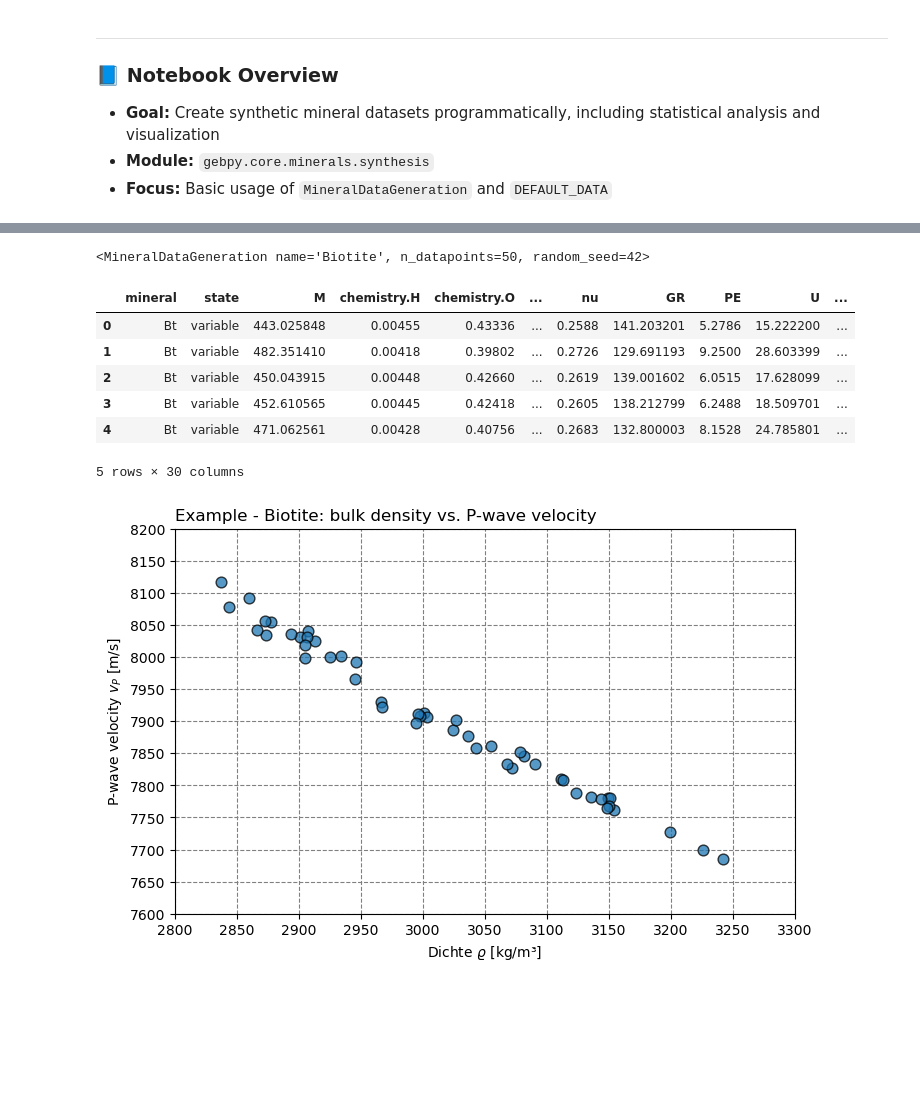
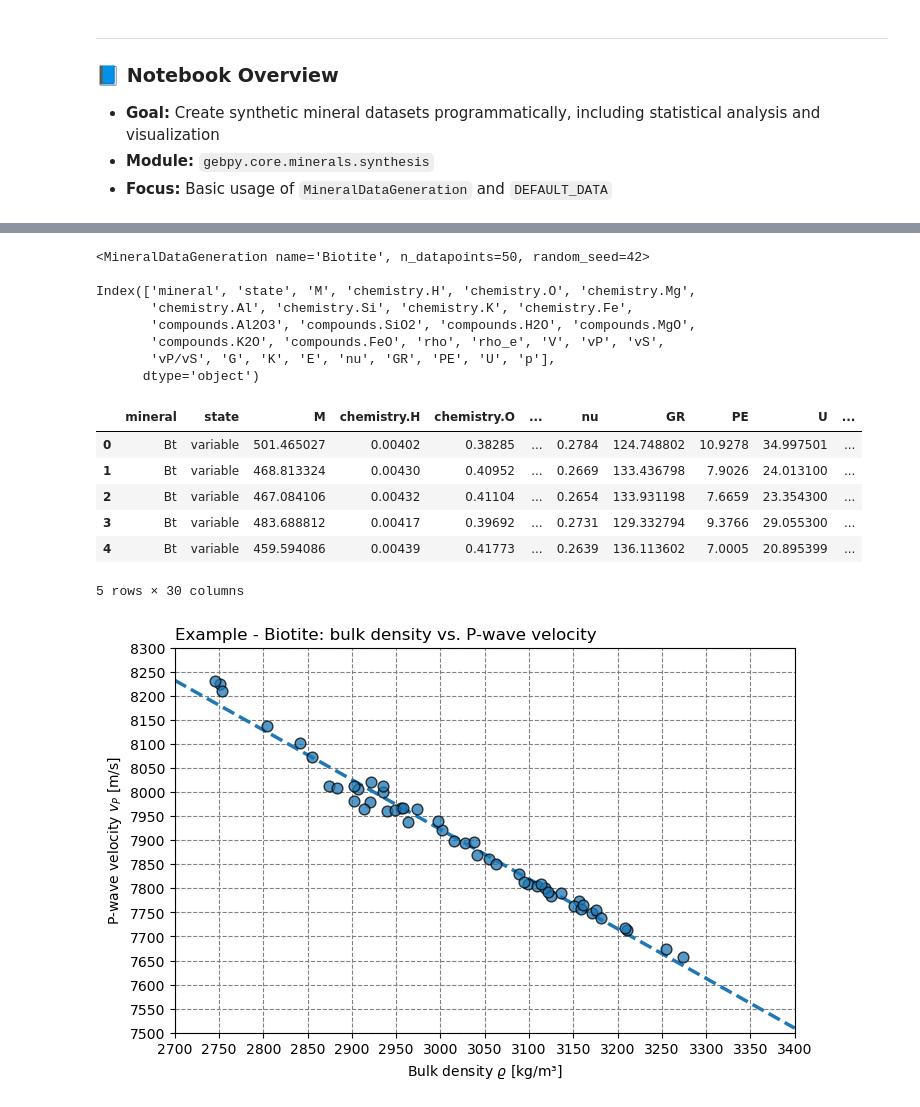
Before and after one commit to MABeeskow/GebPy, a Jupyter notebook: examples/notebooks/01_minerals_synthesis_basic_usage.ipynb, the cells around one changed output, grey strips where cells are left out. Drawn from its saved outputs; the diff is of its cells as text; code cells hidden in the pictures; blank space fills up the shorter version.

```diff
--- a/examples/notebooks/01_minerals_synthesis_basic_usage.ipynb
+++ b/examples/notebooks/01_minerals_synthesis_basic_usage.ipynb
@@ -79,45 +104,68 @@ Statistical analaysis of the default dataset:
 # Example: Generating 50 samples of biotite
 biotite_data = MineralDataGeneration("Biotite", 50)
 
-print(biotite_data)
+print(biotite_data, "\n")
 data_biotite = biotite_data.generate_data()
 
+print(data_biotite.columns, "\n")
+
 display(data_biotite.head())
 # %% [output]
 <MineralDataGeneration name='Biotite', n_datapoints=50, random_seed=42>
+
+Index(['mineral', 'state', 'M', 'chemistry.H', 'chemistry.O', 'chemistry.Mg',
+       'chemistry.Al', 'chemistry.Si', 'chemistry.K', 'chemistry.Fe',
+       'compounds.Al2O3', 'compounds.SiO2', 'compounds.H2O', 'compounds.MgO',
+       'compounds.K2O', 'compounds.FeO', 'rho', 'rho_e', 'V', 'vP', 'vS',
+       'vP/vS', 'G', 'K', 'E', 'nu', 'GR', 'PE', 'U', 'p'],
+      dtype='object')
 |  | mineral | state | M | chemistry.H | chemistry.O | ... | nu | GR | PE | U | ... |
-| 0 | Bt | variable | 443.025848 | 0.00455 | 0.43336 | ... | 0.2588 | 141.203201 | 5.2786 | 15.222200 | ... |
-| 1 | Bt | variable | 482.351410 | 0.00418 | 0.39802 | ... | 0.2726 | 129.691193 | 9.2500 | 28.603399 | ... |
-| 2 | Bt | variable | 450.043915 | 0.00448 | 0.42660 | ... | 0.2619 | 139.001602 | 6.0515 | 17.628099 | ... |
-| 3 | Bt | variable | 452.610565 | 0.00445 | 0.42418 | ... | 0.2605 | 138.212799 | 6.2488 | 18.509701 | ... |
-| 4 | Bt | variable | 471.062561 | 0.00428 | 0.40756 | ... | 0.2683 | 132.800003 | 8.1528 | 24.785801 | ... |
+| 0 | Bt | variable | 501.465027 | 0.00402 | 0.38285 | ... | 0.2784 | 124.748802 | 10.9278 | 34.997501 | ... |
+| 1 | Bt | variable | 468.813324 | 0.00430 | 0.40952 | ... | 0.2669 | 133.436798 | 7.9026 | 24.013100 | ... |
+| 2 | Bt | variable | 467.084106 | 0.00432 | 0.41104 | ... | 0.2654 | 133.931198 | 7.6659 | 23.354300 | ... |
+| 3 | Bt | variable | 483.688812 | 0.00417 | 0.39692 | ... | 0.2731 | 129.332794 | 9.3766 | 29.055300 | ... |
+| 4 | Bt | variable | 459.594086 | 0.00439 | 0.41773 | ... | 0.2639 | 136.113602 | 7.0005 | 20.895399 | ... |
 5 rows × 30 columns
 # %%
 # Setup
-xmin = 2800
-xmax = 3300
+xmin = 2700
+xmax = 3400
 xstep = 50
-ymin = 7600
-ymax = 8200
+ymin = 7500
+ymax = 8300
 ystep = 50
+
+var_x = "rho"
+var_y = "vP"
+
+# Regression
+n_order = 1
+xdata = np.linspace(xmin, xmax, 100)
+if n_order == 1:
+    a, b = np.polyfit(data_biotite[var_x], data_biotite[var_y], 1)
+    ydata = a*xdata + b
+elif n_order == 2:
+    a, b, c = np.polyfit(data_biotite[var_x], data_biotite[var_y], 2)
+    ydata = a*xdata**2 + b*xdata + c
 
 # Diagram
 fig, ax = plt.subplots(figsize=(8, 5))
 
-ax.scatter(data_biotite["rho"], data_biotite["vP"], s=60, alpha=0.75, edgecolor="black")
+ax.scatter(data_biotite[var_x], data_biotite[var_y], s=60, alpha=0.75, edgecolor="black", zorder=2)
+ax.plot(xdata, ydata, linewidth=2.5, linestyle="dashed", zorder=1)
 
 ax.set_title("Example - Biotite: bulk density vs. P-wave velocity", loc="left")
-ax.set_xlabel("Dichte $\\varrho$ [kg/m³]")
+ax.set_xlabel("Bulk density $\\varrho$ [kg/m³]")
 ax.set_ylabel("P-wave velocity $v_P$ [m/s]")
 
 ax.set_xlim(xmin, xmax)
 ax.set_ylim(ymin, ymax)
 ax.set_xticks(np.arange(xmin, xmax + xstep, xstep))
 ax.set_yticks(np.arange(ymin, ymax + ystep, ystep))
 
 ax.grid(visible=True, which="both", color="grey", linestyle="dashed")
 ax.set_axisbelow(True)
 
 plt.show()
 # %% [output]
-[figure, old version]
+[figure, new version]
```
Also changed, not shown: parts of 10 cells of this notebook, 1 other file.
